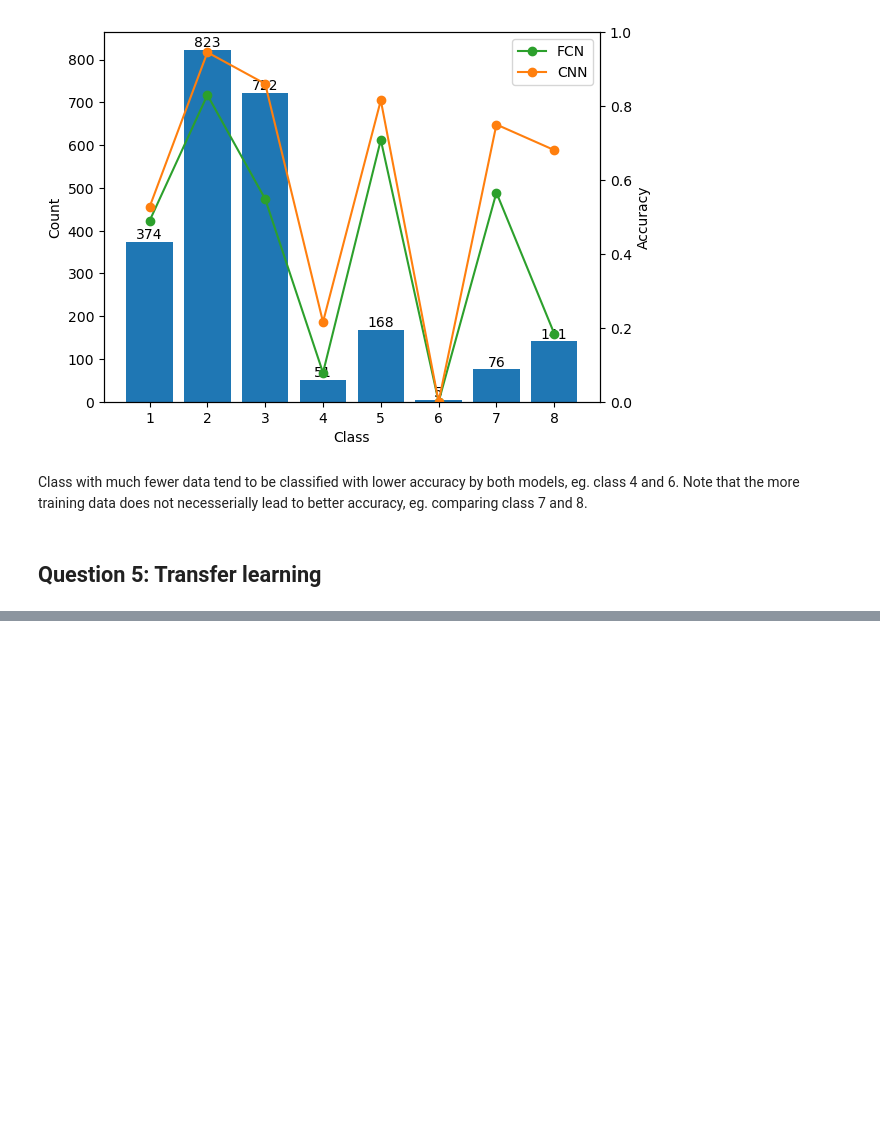
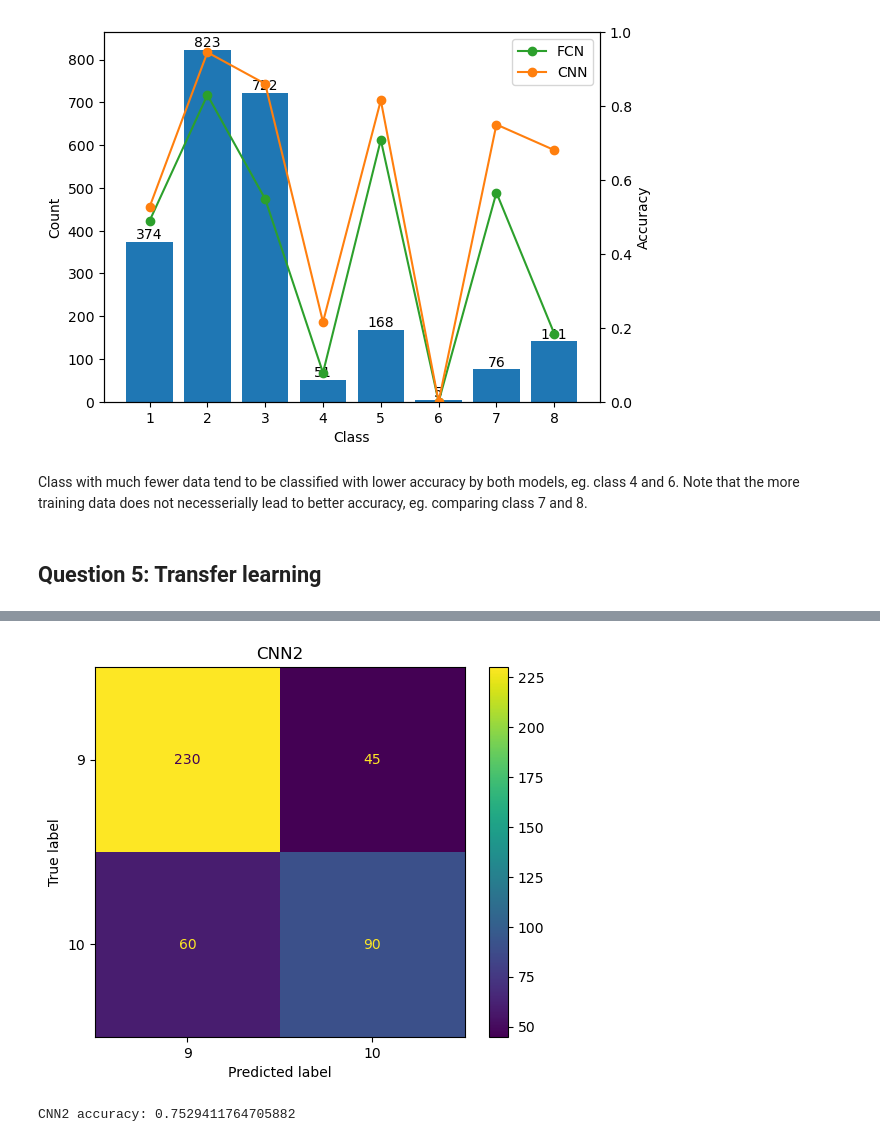
Before and after one commit to LyKex/ml_phy, a Jupyter notebook: hw3/hw3_galaxies10_SDSS_skeleton.ipynb, the cells around one changed output, grey strips where cells are left out. Saved outputs shown, nothing was run; the diff lists cells and outputs as text; code cells hidden in the pictures; blank space fills up the shorter version.

```diff
--- a/hw3/hw3_galaxies10_SDSS_skeleton.ipynb
+++ b/hw3/hw3_galaxies10_SDSS_skeleton.ipynb
@@ -403,7 +404,7 @@ CNN outperforms FCN significantly in terms of classification accuracy on test da
 # %%
 # Compute and plot the confusion matrices of the FCN and CNN. Comment on the results.
 
-def plot_confusion_matrix(model, dataloader, title):
+def plot_confusion_matrix(model, dataloader, title, labels=[1, 2, 3, 4, 5, 6, 7, 8]):
     model.eval()
     y_pred = []
     y_true = []
@@ -414,7 +415,7 @@ def plot_confusion_matrix(model, dataloader, title):
             y_pred.extend(pred.argmax(1).cpu().numpy())
             y_true.extend(y.cpu().numpy())
     cm = confusion_matrix(y_true, y_pred)
-    disp = ConfusionMatrixDisplay(confusion_matrix=cm, display_labels=[1, 2, 3, 4, 5, 6, 7, 8])
+    disp = ConfusionMatrixDisplay(confusion_matrix=cm, display_labels=labels)
     disp.plot()
     plt.title(title)
     plt.show()
@@ -470,0 +470,22 @@ Class with much fewer data tend to be classified with lower accuracy by both mod
+# %%
+# Re-use the frozen cnn_backbone from Q4 with a new classification head, training on the two unseen classes.
+
+class CNN2(nn.Module):
+    def __init__(self, device, backbone):
+        super(CNN2, self).__init__()
+        self.backbone = copy.deepcopy(backbone)
+        for p in self.backbone.parameters():
+            p.requires_grad = False
+        self.backbone.to(device)
+        self.classifier = nn.Linear(64, 2).to(device)
+
+    def forward(self, x):
+        x = self.backbone(x)
+        return self.classifier(x)
+# %%
+cnn2 = CNN2(device, cnn.cnn_backbone)
+
+for epoch in range(20):
+    print(f"Epoch {epoch + 1}\n-------------------------------")
+    train(train_heldout_dl, cnn2, nn.CrossEntropyLoss(), torch.optim.Adam(cnn2.parameters(), lr=5e-3))
+    test(test_heldout_dl, cnn2, nn.CrossEntropyLoss())
@@ -470,0 +551,7 @@ Class with much fewer data tend to be classified with lower accuracy by both mod
+# %%
+y_pred_cnn2, y_true_heldout = plot_confusion_matrix(cnn2, test_heldout_dl, "CNN2", labels=[9, 10])
+acc_cnn2 = (np.array(y_pred_cnn2) == np.array(y_true_heldout)).sum() / len(y_true_heldout)
+print(f"CNN2 accuracy: {acc_cnn2}")
+# %% [output]
+[figure, added]
+CNN2 accuracy: 0.7529411764705882
```
Also changed, not shown: parts of 4 cells of this notebook.
